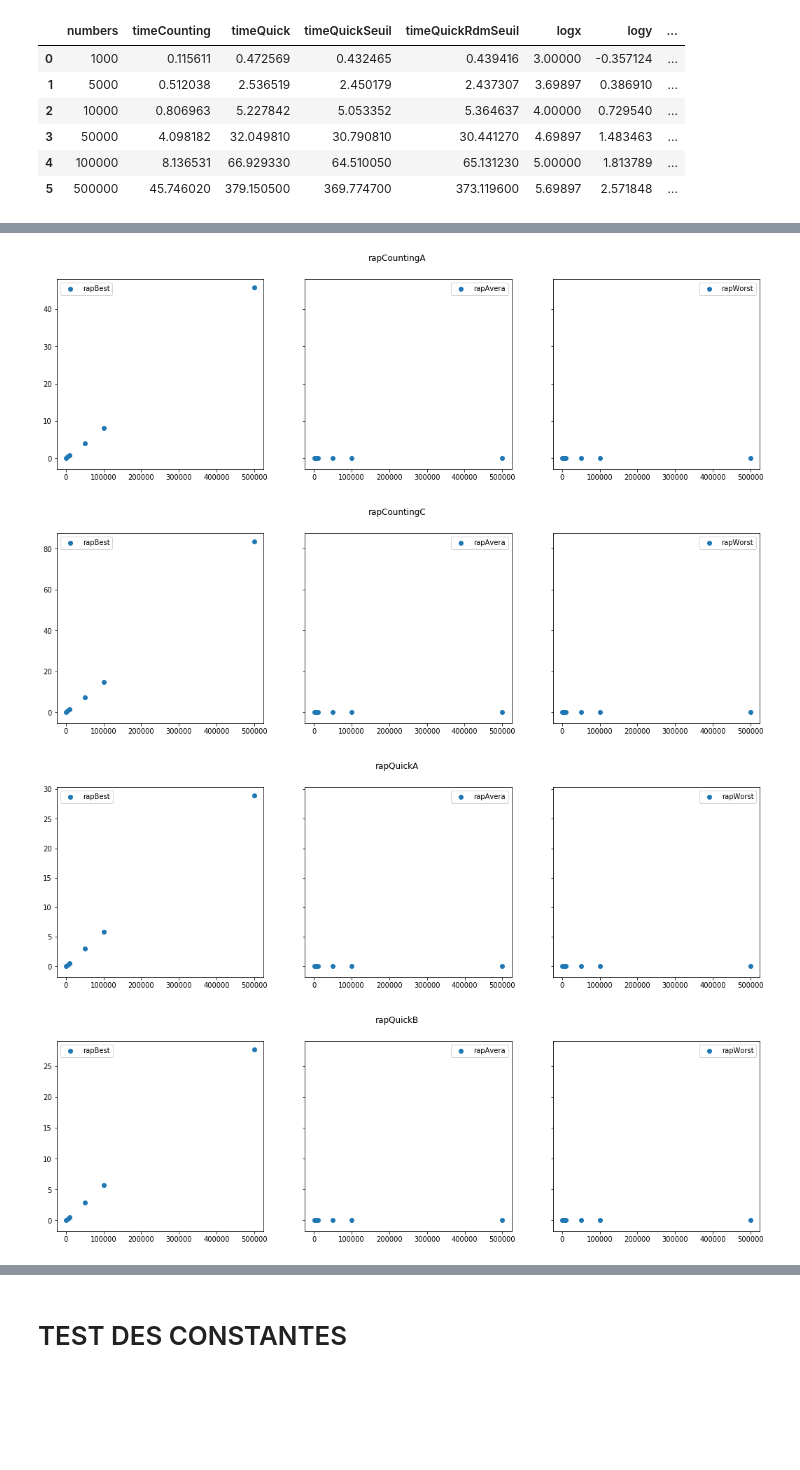
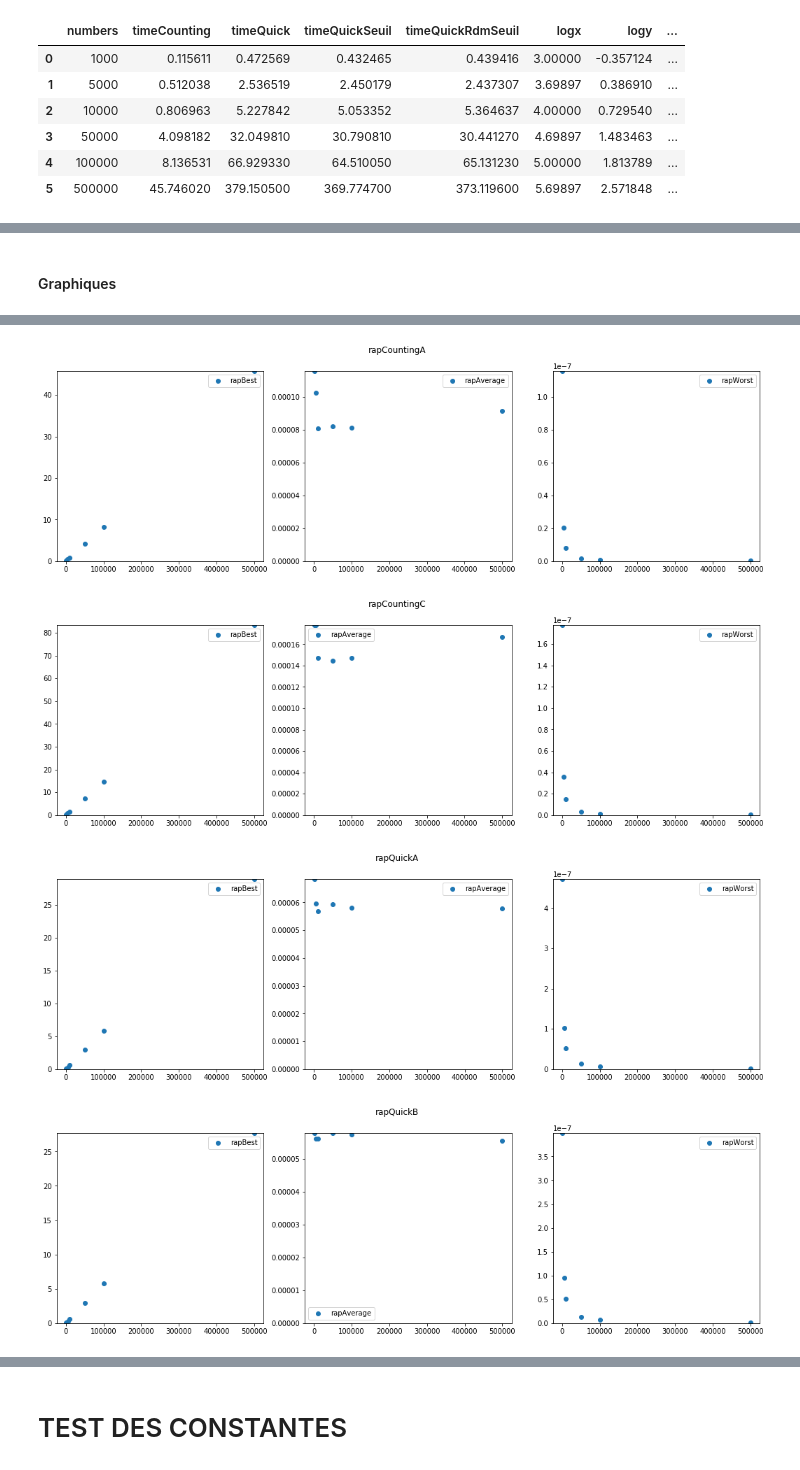
Before and after one commit to FabriceCh/inf8775, a Jupyter notebook: tp1/tp1-H19/comparaisons.ipynb, the cells around one changed output, grey strips where cells are left out. Saved outputs shown, nothing was run; the diff lists cells and outputs as text; code cells hidden in the pictures; blank space fills up the shorter version.

Commit message:
the graphs are now nice

```diff
--- a/tp1/tp1-H19/comparaisons.ipynb
+++ b/tp1/tp1-H19/comparaisons.ipynb
@@ -597,0 +593,26 @@ quickRaps = [rapQuickA, rapQuickB, rapQuickC,
+# %%
+
+def addColumnsQuick(rapdf):
+    rapdf["rapBest"] = rapdf.apply(rapport_logx, axis=1)
+    rapdf["rapAverage"] = rapdf.apply(rapport_xlogx, axis=1)
+    rapdf["rapWorst"] = rapdf.apply(rapport_xsquare, axis=1)
+
+def addColumnsCounting(rapdf):
+    rapdf["rapBest"] = rapdf["times"]
+    rapdf["rapAverage"] = rapdf.apply(rapport_x, axis=1)
+    rapdf["rapWorst"] = rapdf.apply(rapport_xsquare, axis=1)
+
+
+countingRaps = [rapCountingA, rapCountingC]
+quickRaps = [rapQuickA, rapQuickB, rapQuickC,
+            rapQuickSeuilA, rapQuickSeuilB, rapQuickSeuilC,
+            rapQuickRdmSeuilA, rapQuickRdmSeuilB, rapQuickRdmSeuilC]
+quickRaps[1]
+
+for df in countingRaps:
+    addColumnsCounting(df)
+for df in quickRaps:
+    addColumnsQuick(df)
+rapdfs = countingRaps + quickRaps
+
+rapdfs[2]
@@ -598,3 +627,5 @@ quickRaps = [rapQuickA, rapQuickB, rapQuickC,
+# %% [markdown]
+#### Graphiques
 # %%
 %%javascript
 //Pour pas avoir à scroller dans une petite boîte pour voir les graphs
@@ -607,30 +638,37 @@ IPython.OutputArea.prototype._should_scroll = function(lines) {
 # %%
 
 titles = ["rapCountingA", "rapCountingC",
          "rapQuickA", "rapQuickB", "rapQuickC",
          "rapQuickSeuilA", "rapQuickSeuilB", "rapQuickSeuilC",
          "rapQuickRdmSeuilA", "rapQuickRdmSeuilB", "rapQuickRdmSeuilC"]
 
 def plotRap(rapdf, i):
-    f, (ax1, ax2, ax3) = plt.subplots(1, 3, sharey=True, figsize=(18, 5))
+    f, (ax1, ax2, ax3) = plt.subplots(1, 3, sharey=False, figsize=(18, 5))
     f.suptitle(titles[i])
+
+    ax1.set_ylim([0, rapdf["rapBest"].max()])
     ax1.scatter(rapdf["numbers"], rapdf["rapBest"])
-    ax2.scatter(rapdf["numbers"], rapdf["rapAvera"])
+
+    ax2.set_ylim([0, rapdf["rapAverage"].max()])
+    ax2.scatter(rapdf["numbers"], rapdf["rapAverage"])
+
+    ax3.set_ylim([0, rapdf["rapWorst"].max()])
     ax3.scatter(rapdf["numbers"], rapdf["rapWorst"])
-    ax1.legend()
+
+    ax1.set_title("")
     ax2.legend()
     ax3.legend()
 
     #ax.set_ylim(ymin=0)
     #plt.tight_layout()
     plt.show()
 
 i = 0
 for rapdf in rapdfs:
     plotRap(rapdf, i)
     i += 1
 # %% [output]
-[figure, old version]
+[figure, new version]
-[figure, old version]
+[figure, new version]
-[figure, old version]
+[figure, new version]
-[figure, old version]
+[figure, new version]
```
Also changed, not shown: parts of 3 cells of this notebook.
